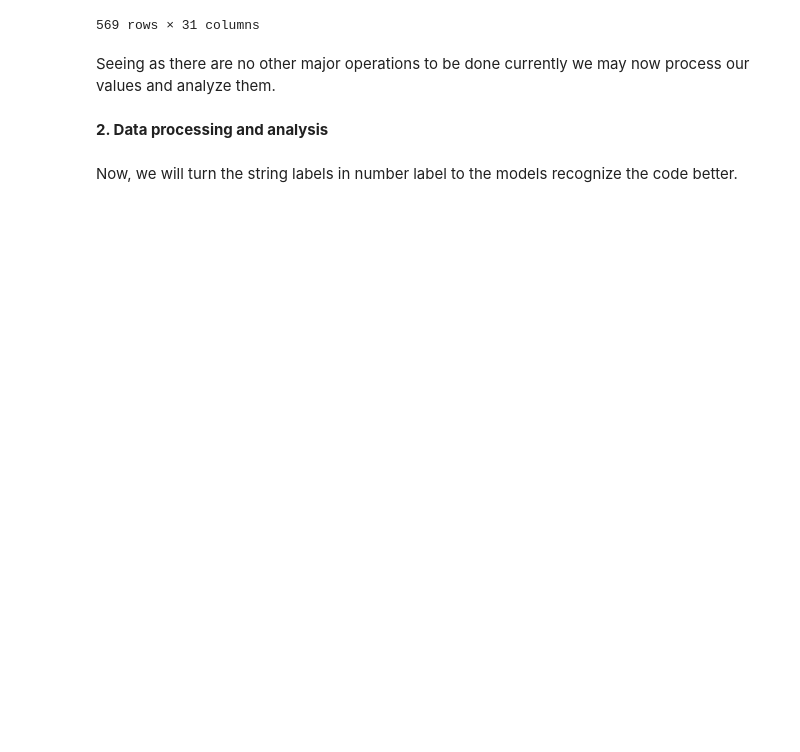
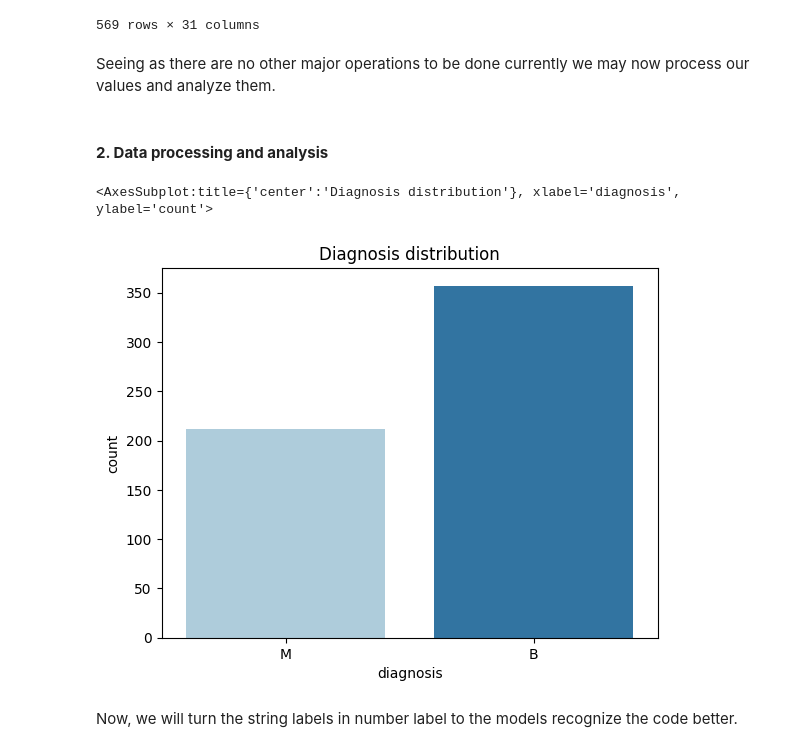
Before and after one commit to matiasfreitas/IA_Project_2, a Jupyter notebook: main.ipynb, the cells around one changed output. Drawn from its saved outputs; the diff is of its cells as text; code cells hidden in the pictures; blank space fills up the shorter version.

```diff
--- a/main.ipynb
+++ b/main.ipynb
@@ -173,7 +173,13 @@ file
 # %% [markdown]
 Seeing as there are no other major operations to be done currently we may now process our values and analyze them.
 # %% [markdown]
-**2. Data processing and analysis**
+#### **2. Data processing and analysis**
+# %%
+plt.gca().set_title("Diagnosis distribution")
+sns.countplot(x = "diagnosis", palette = "Paired", data = file)
+# %% [output]
+<AxesSubplot:title={'center':'Diagnosis distribution'}, xlabel='diagnosis', ylabel='count'>
+[figure, added]
 # %% [markdown]
 Now, we will turn the string labels in number label to the models recognize the code better.
 # %%
```
Also changed, not shown: parts of 49 cells of this notebook.
